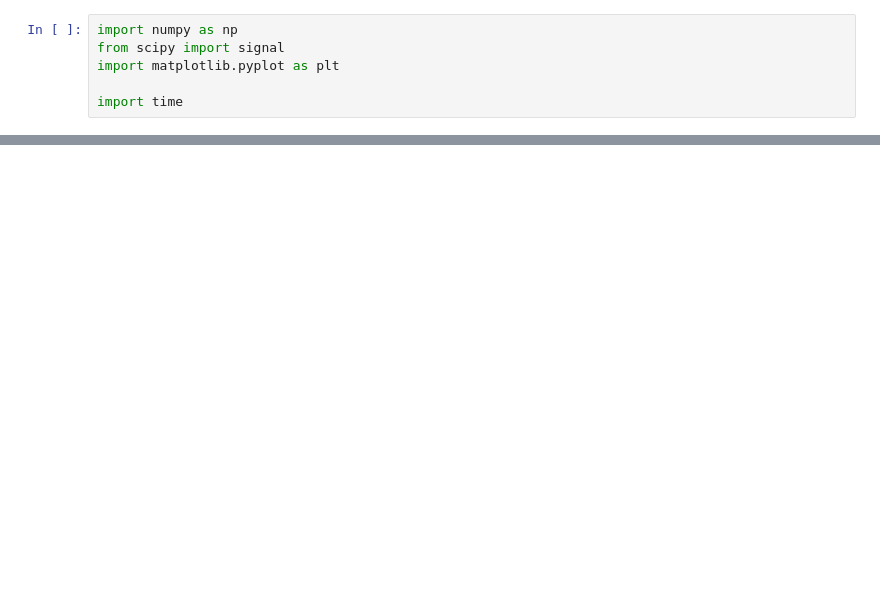
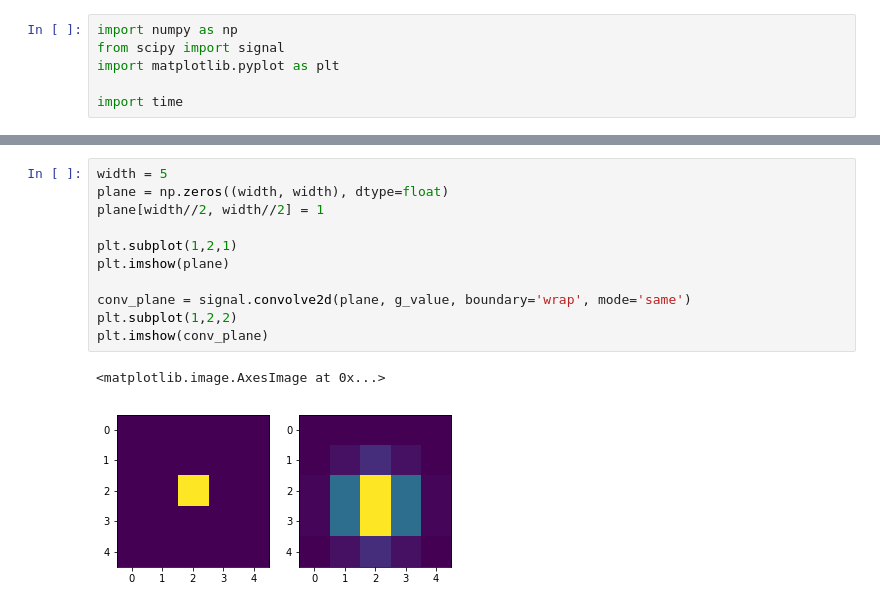
Before and after one commit to DawidMaciazek/ripple_model, a Jupyter notebook: notebooks/convolution_test.ipynb, the cells around one changed output, grey strips where cells are left out. Cells and saved outputs as stored; diff of their text form; blank space fills up the shorter version.

```diff
--- a/notebooks/convolution_test.ipynb
+++ b/notebooks/convolution_test.ipynb
@@ -135,0 +126,14 @@ array([[24, 23, 22, 21, 20],
+# %%
+width = 5
+plane = np.zeros((width, width), dtype=float)
+plane[width//2, width//2] = 1
+
+plt.subplot(1,2,1)
+plt.imshow(plane)
+
+conv_plane = signal.convolve2d(plane, g_value, boundary='wrap', mode='same')
+plt.subplot(1,2,2)
+plt.imshow(conv_plane)
+# %% [output]
+<matplotlib.image.AxesImage at 0x...>
+[figure, added]
```
Also changed, not shown: parts of 14 cells of this notebook.
